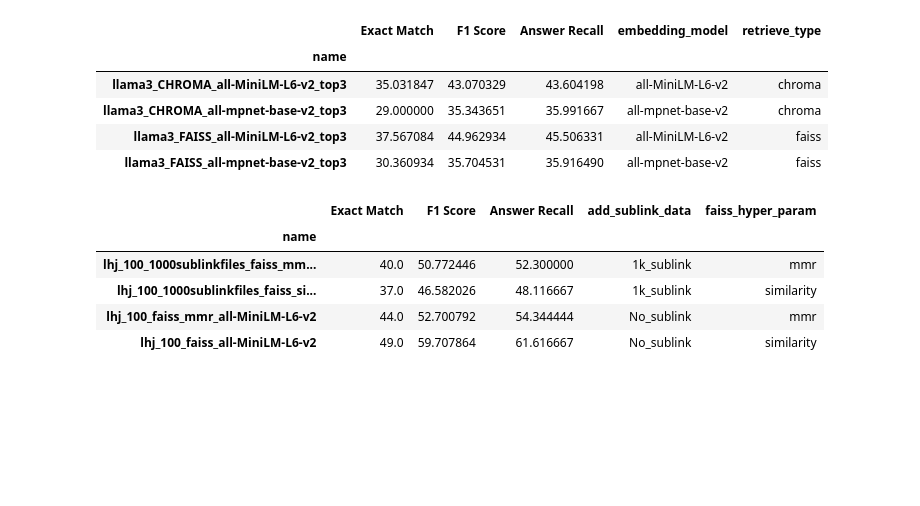
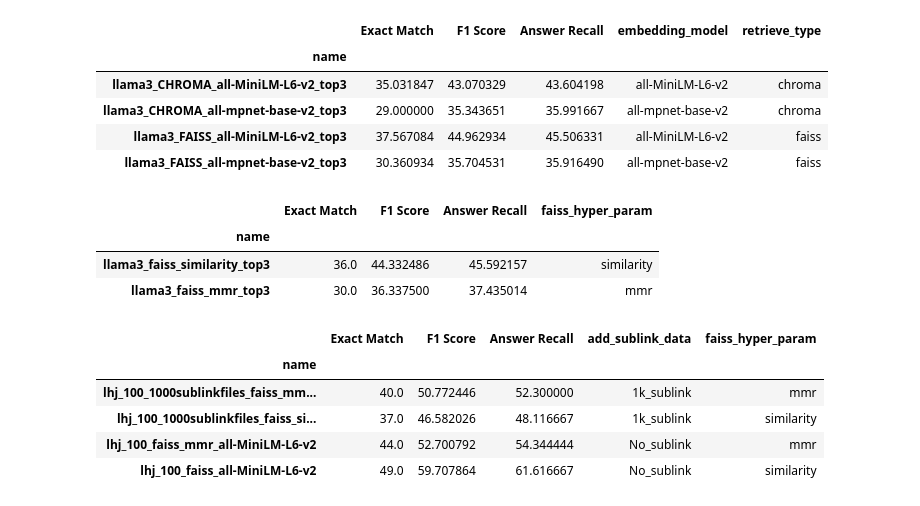
Before and after one commit to ranranrunforit/End-to-End-Retrieval-Augmented-Generation-system, a Jupyter notebook: Result/plot_results.ipynb, the cells around one changed output. Saved outputs shown, nothing was run; the diff lists cells and outputs as text; code cells hidden in the pictures; blank space fills up the shorter version.

```diff
--- a/Result/plot_results.ipynb
+++ b/Result/plot_results.ipynb
@@ -129,4 +130,13 @@ embedding_model_df.head()
 | llama3_CHROMA_all-mpnet-base-v2_top3 | 29.000000 | 35.343651 | 35.991667 | all-mpnet-base-v2 | chroma |
 | llama3_FAISS_all-MiniLM-L6-v2_top3 | 37.567084 | 44.962934 | 45.506331 | all-MiniLM-L6-v2 | faiss |
 | llama3_FAISS_all-mpnet-base-v2_top3 | 30.360934 | 35.704531 | 35.916490 | all-mpnet-base-v2 | faiss |
+# %%
+# add a column faiss_hyper_param to the faiss_hyper_param_df
+faiss_hyper_param_df['faiss_hyper_param'] = ['similarity', 'mmr']
+faiss_hyper_param_df.head()
+# %% [output]
+|  | Exact Match | F1 Score | Answer Recall | faiss_hyper_param |
+| name |  |  |  |  |
+| llama3_faiss_similarity_top3 | 36.0 | 44.332486 | 45.592157 | similarity |
+| llama3_faiss_mmr_top3 | 30.0 | 36.337500 | 37.435014 | mmr |
 # %%
```
Also changed, not shown: parts of 10 cells of this notebook.
